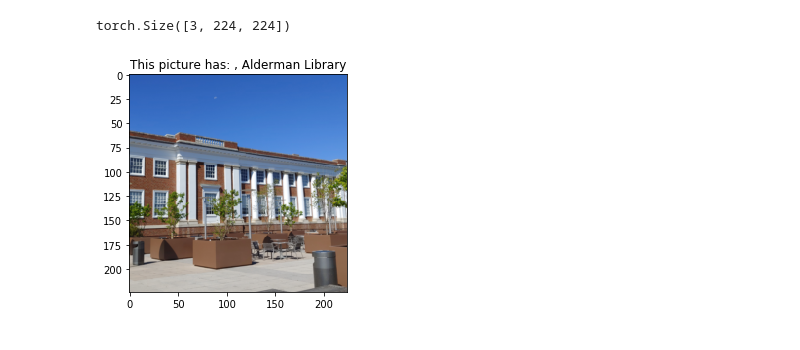
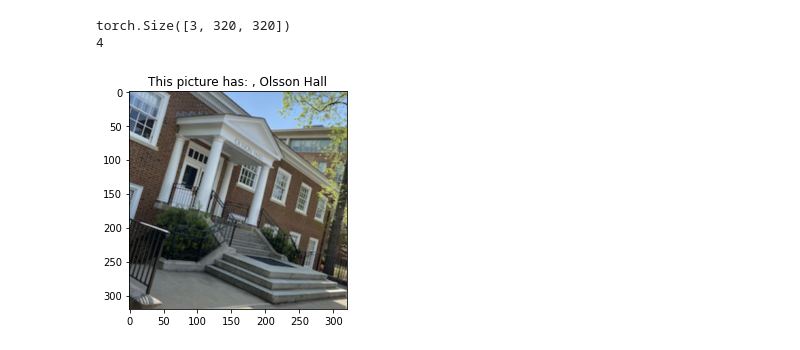
Before and after one commit to soneyahossain/deep_learning_project, a Jupyter notebook: deep_learning_project.ipynb, the cells around one changed output. Cells and saved outputs as stored; diff of their text form; code cells hidden in the pictures.

```diff
--- a/deep_learning_project.ipynb
+++ b/deep_learning_project.ipynb
@@ -5,9 +8,11 @@
 # %%
 import torch.utils.data
 import json, os
-from PIL import Image
+from PIL import Image, ImageFile
+ImageFile.LOAD_TRUNCATED_IMAGES = True
 import torchvision.transforms as transforms
 import pandas as pd
+
 
 class UVaBuildinglabel(torch.utils.data.Dataset):
     def __init__(self, image_path, annotation_filepath, transform = None):
@@ -17,9 +22,9 @@ class UVaBuildinglabel(torch.utils.data.Dataset):
         data = pd.read_csv(annotation_filepath)              #json.load(open(annotation_filepath, 'rb'))
 
         self.transform = transforms.Compose(
-        [transforms.Resize(256),  # 1. Resize smallest side to 256.
-        transforms.RandomCrop(224), # 2. Crop random square of 224x224 pixels.
-        transforms.RandomHorizontalFlip(),
+        [transforms.Resize(320),  # 1. Resize smallest side to 256.
+        transforms.RandomCrop(320), # 2. Crop random square of 224x224 pixels.
+        #transforms.RandomHorizontalFlip(),
         transforms.ToTensor()])
 
         self.image_path = image_path    # storing image path.
@@ -54,9 +59,6 @@ class UVaBuildinglabel(torch.utils.data.Dataset):
         return len(self.image_ids)
 
 
-
-
-
 # You can unnormalize the transformation of torch's transforms.normalize
 # with this custom transformation.
 class UnNormalize(object):
@@ -69,6 +71,5 @@ class UnNormalize(object):
         return tensor
 
 
-
-train_dataset1 = UVaBuildinglabel('data', 'data/label.csv')
+train_dataset1 = UVaBuildinglabel('data-1', 'data-1/label.csv')
 #val_dataset1 = CocoMultilabel('coco_256x256/val', 'annotations/instances_val2014.json')
@@ -91,17 +76,20 @@ Name: name, Length: 175, dtype: object
 # %%
 import matplotlib.pyplot as plt
-my_image, my_label,_,class_name  = train_dataset1.__getitem__(50)
+my_image, my_label,_,class_name  = train_dataset1.__getitem__(279)
 
 print(my_image.shape)
+print(my_label)
+
 # Show the image and its label.
 plt.figure()
 label = class_name
 plt.title("This picture has: " + ", "+label)
 # Undo normalization of the pixel values.
 
 # Re-arrange dimensions so it is height x width x channels.
 plt.imshow(my_image.transpose(0,2).transpose(0,1));
 #plt.grid(False); plt.axis('off');
 # %% [output]
-torch.Size([3, 224, 224])
+torch.Size([3, 320, 320])
+4
-[figure, old version]
+[figure, new version]
```
Also changed, not shown: parts of 2 cells of this notebook.
